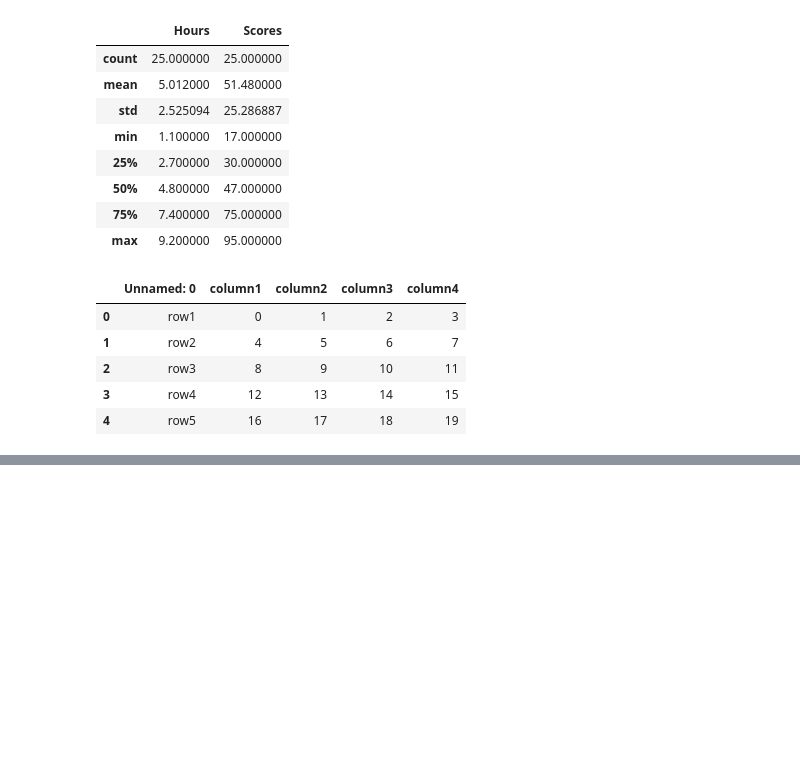
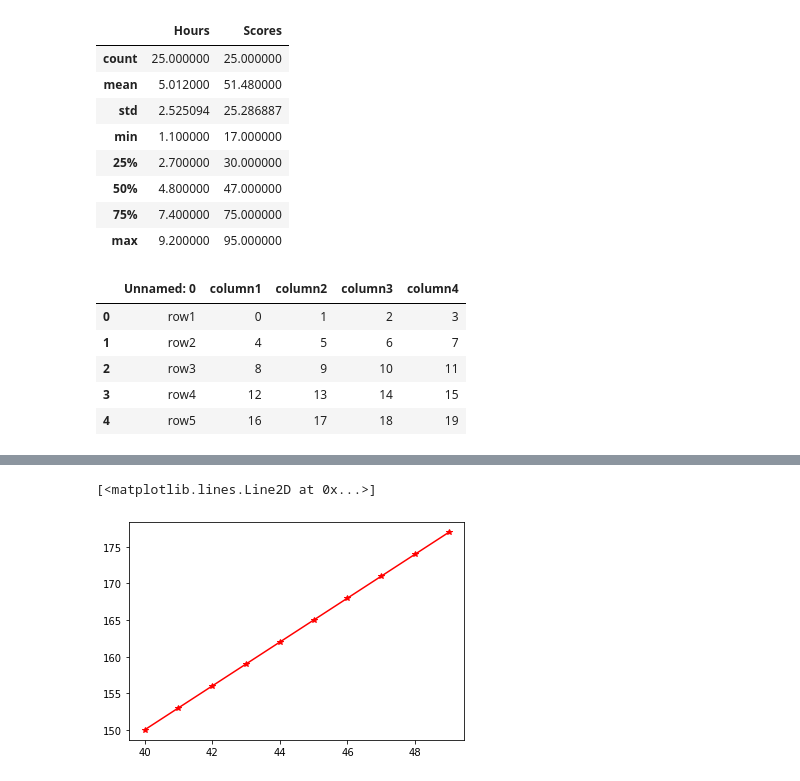
Before and after one commit to classicemmaeasy/PYTHON-FOR-DATA-SCIENCE-PRACTICE, a Jupyter notebook: emmapract.ipynb, the cells around one changed output, grey strips where cells are left out. Cells and saved outputs as stored; diff of their text form; code cells hidden in the pictures; blank space fills up the shorter version.

```diff
--- a/emmapract.ipynb
+++ b/emmapract.ipynb
@@ -703,0 +913,5 @@ test_df.head()
+# %%
+plt.plot(x,y,'r*-')
+# %% [output]
+[<matplotlib.lines.Line2D at 0x...>]
+[figure, added]
```
Also changed, not shown: parts of 217 cells of this notebook, 2 other files.
